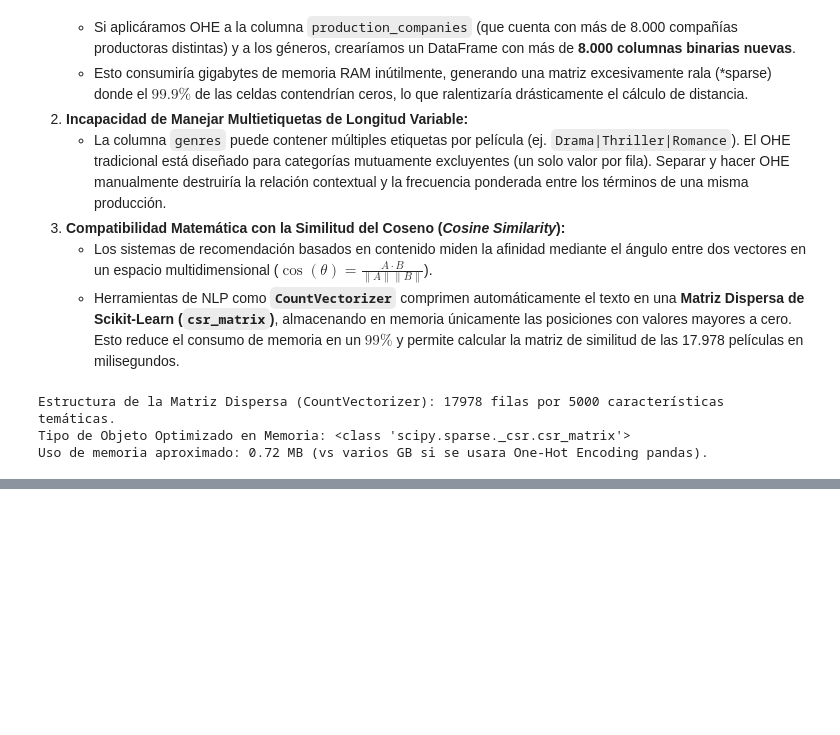
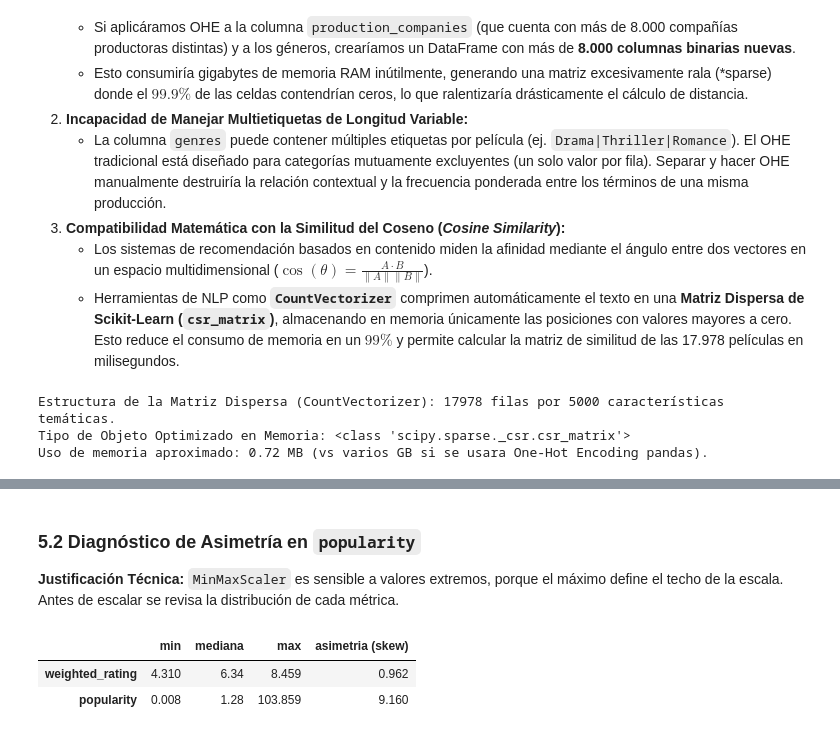
Before and after one commit to yetgx/mcdi500-tmdb-grupo4, a Jupyter notebook: F2/Fase2-Preparacion-Recomendador.ipynb, the cells around one changed output, grey strips where cells are left out. Saved outputs shown, nothing was run; the diff lists cells and outputs as text; code cells hidden in the pictures; blank space fills up the shorter version.

```diff
--- a/F2/Fase2-Preparacion-Recomendador.ipynb
+++ b/F2/Fase2-Preparacion-Recomendador.ipynb
@@ -190,0 +203,16 @@ Uso de memoria aproximado: 0.72 MB (vs varios GB si se usara One-Hot Encoding pa
+# %% [markdown]
+### 5.2 Diagnóstico de Asimetría en `popularity`
+**Justificación Técnica:** `MinMaxScaler` es sensible a valores extremos, porque el máximo define el techo de la escala. Antes de escalar se revisa la distribución de cada métrica.
+# %%
+metricas = ['weighted_rating', 'popularity']
+diagnostico = pd.DataFrame({
+    'min': df_prep[metricas].min(),
+    'mediana': df_prep[metricas].median(),
+    'max': df_prep[metricas].max(),
+    'asimetria (skew)': df_prep[metricas].skew()
+}).round(3)
+diagnostico
+# %% [output]
+|  | min | mediana | max | asimetria (skew) |
+| weighted_rating | 4.310 | 6.34 | 8.459 | 0.962 |
+| popularity | 0.008 | 1.28 | 103.859 | 9.160 |
```
Also changed, not shown: parts of 7 cells of this notebook.
